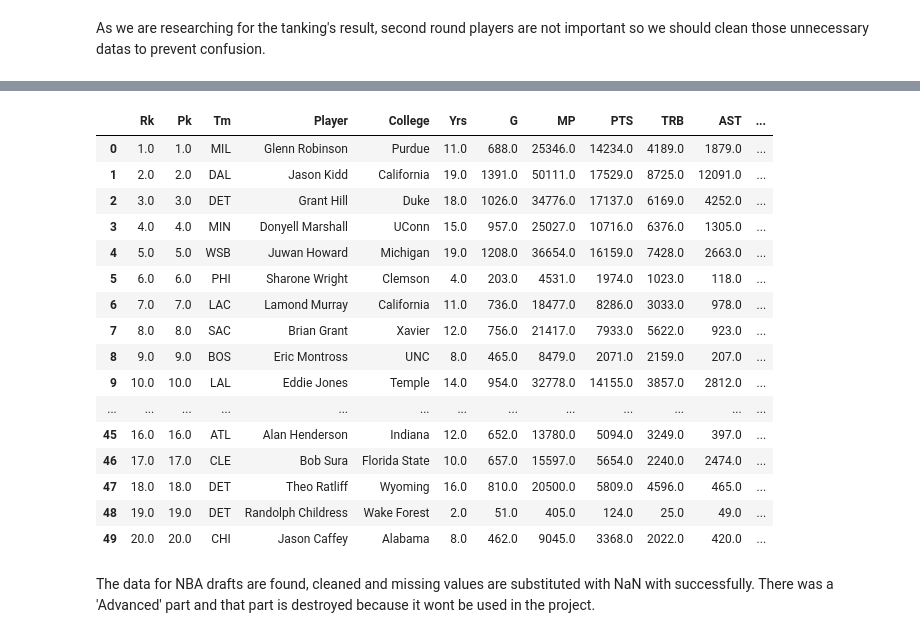
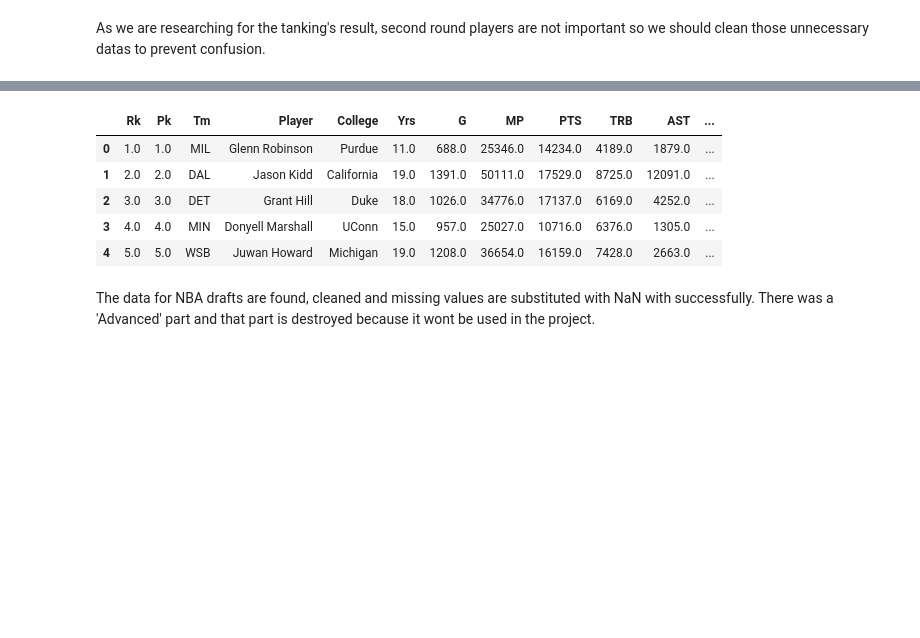
Before and after one commit to Mirocan17/DSA-210-TERM-PROJECT, a Jupyter notebook: notebooks/NBA_Project_Code.ipynb, the cells around one changed output, grey strips where cells are left out. Saved outputs shown, nothing was run; the diff lists cells and outputs as text; code cells hidden in the pictures; blank space fills up the shorter version.

```diff
--- a/notebooks/NBA_Project_Code.ipynb
+++ b/notebooks/NBA_Project_Code.ipynb
@@ -128,25 +102,14 @@ Data: nba_drafts_1st_round.csv
 # %%
 import pandas as pd
 df = pd.read_csv('nba_drafts_1st_round.csv')
-df.head(50)
+df.head()
 # %% [output]
 |  | Rk | Pk | Tm | Player | College | Yrs | G | MP | PTS | TRB | AST | ... |
 | 0 | 1.0 | 1.0 | MIL | Glenn Robinson | Purdue | 11.0 | 688.0 | 25346.0 | 14234.0 | 4189.0 | 1879.0 | ... |
 | 1 | 2.0 | 2.0 | DAL | Jason Kidd | California | 19.0 | 1391.0 | 50111.0 | 17529.0 | 8725.0 | 12091.0 | ... |
 | 2 | 3.0 | 3.0 | DET | Grant Hill | Duke | 18.0 | 1026.0 | 34776.0 | 17137.0 | 6169.0 | 4252.0 | ... |
 | 3 | 4.0 | 4.0 | MIN | Donyell Marshall | UConn | 15.0 | 957.0 | 25027.0 | 10716.0 | 6376.0 | 1305.0 | ... |
 | 4 | 5.0 | 5.0 | WSB | Juwan Howard | Michigan | 19.0 | 1208.0 | 36654.0 | 16159.0 | 7428.0 | 2663.0 | ... |
-| 5 | 6.0 | 6.0 | PHI | Sharone Wright | Clemson | 4.0 | 203.0 | 4531.0 | 1974.0 | 1023.0 | 118.0 | ... |
-| 6 | 7.0 | 7.0 | LAC | Lamond Murray | California | 11.0 | 736.0 | 18477.0 | 8286.0 | 3033.0 | 978.0 | ... |
-| 7 | 8.0 | 8.0 | SAC | Brian Grant | Xavier | 12.0 | 756.0 | 21417.0 | 7933.0 | 5622.0 | 923.0 | ... |
-| 8 | 9.0 | 9.0 | BOS | Eric Montross | UNC | 8.0 | 465.0 | 8479.0 | 2071.0 | 2159.0 | 207.0 | ... |
-| 9 | 10.0 | 10.0 | LAL | Eddie Jones | Temple | 14.0 | 954.0 | 32778.0 | 14155.0 | 3857.0 | 2812.0 | ... |
-| ... | ... | ... | ... | ... | ... | ... | ... | ... | ... | ... | ... | ... |
-| 45 | 16.0 | 16.0 | ATL | Alan Henderson | Indiana | 12.0 | 652.0 | 13780.0 | 5094.0 | 3249.0 | 397.0 | ... |
-| 46 | 17.0 | 17.0 | CLE | Bob Sura | Florida State | 10.0 | 657.0 | 15597.0 | 5654.0 | 2240.0 | 2474.0 | ... |
-| 47 | 18.0 | 18.0 | DET | Theo Ratliff | Wyoming | 16.0 | 810.0 | 20500.0 | 5809.0 | 4596.0 | 465.0 | ... |
-| 48 | 19.0 | 19.0 | DET | Randolph Childress | Wake Forest | 2.0 | 51.0 | 405.0 | 124.0 | 25.0 | 49.0 | ... |
-| 49 | 20.0 | 20.0 | CHI | Jason Caffey | Alabama | 8.0 | 462.0 | 9045.0 | 3368.0 | 2022.0 | 420.0 | ... |
 # %% [markdown]
 The data for NBA drafts are found, cleaned and missing values are substituted with NaN with successfully. There was a 'Advanced' part and that part is destroyed because it wont be used in the project.
 # %%
```
Also changed, not shown: parts of 8 cells of this notebook.
